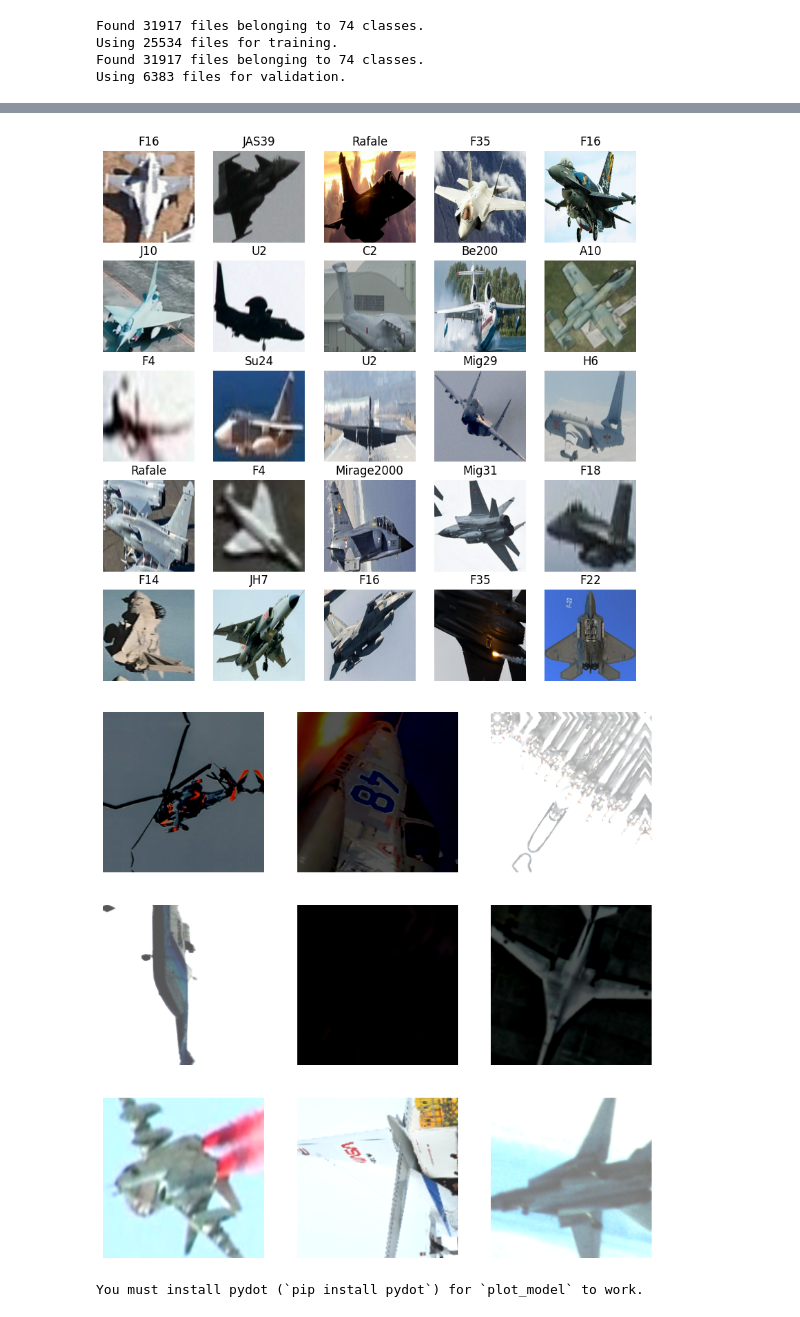
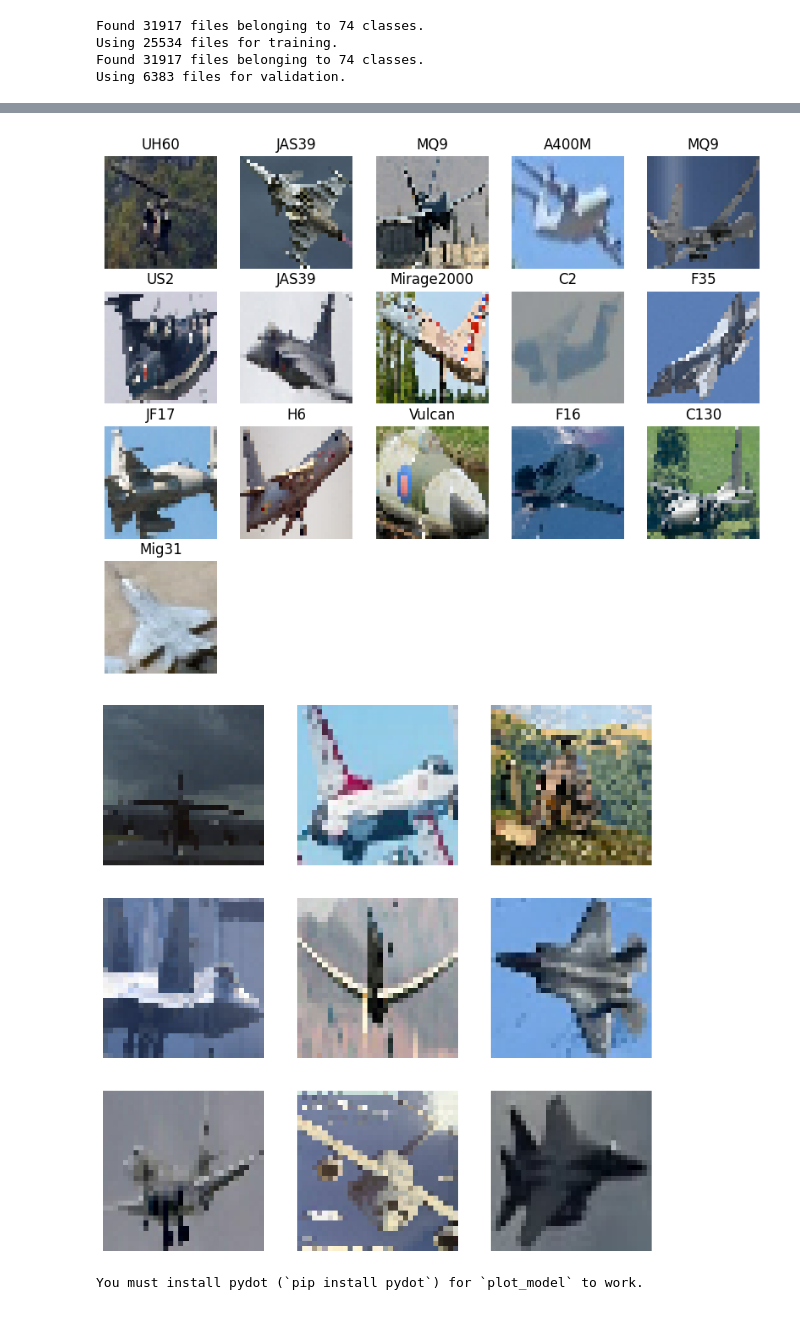
Before and after one commit to AndrewN2001/MilitaryAirplaneDetectionProject, a Jupyter notebook: model.ipynb, the cells around one changed output, grey strips where cells are left out. Saved outputs shown, nothing was run; the diff lists cells and outputs as text; code cells hidden in the pictures.

Commit message:
switched to maxpooling, reduced batch size, and removed data augmentation.

```diff
--- a/model.ipynb
+++ b/model.ipynb
@@ -8,6 +8,12 @@ from tensorflow.keras.preprocessing import image_dataset_from_directory
 import matplotlib.pyplot as plt
 from tensorflow.keras.optimizers import Adamax
 # %%
+#VARIABLES FOR TESTING
+#---------------------
+imagesize = 224,224 #224,224 in final
+fullimagesize = 224,224,3 #224,224,3 in final
+#---------------------
+
 #path to our cropped images
 dataset_path = 'archive/crop/'
 
@@ -15,10 +21,10 @@ dataset_path = 'archive/crop/'
 train_data = image_dataset_from_directory(
     dataset_path,
     validation_split = 0.2,
-    seed = 23,
+    seed = 64,
     subset = 'training',
-    image_size=(224, 224),  # Adjust the image size to 128 x 128 for faster processing
-    batch_size=32,          # How many samples we want to load / batch
+    image_size=(imagesize),  # Adjust the image size to 128 x 128 for faster processing
+    batch_size=16,          # How many samples we want to load / batch
     shuffle=True
 )
 
@@ -27,8 +33,8 @@ valid_data = image_dataset_from_directory(
     validation_split = 0.2,
     seed = 23,
     subset = 'validation',
-    image_size=(224, 224),
-    batch_size=32,
+    image_size=(imagesize),
+    batch_size=16,
     shuffle=True
 )
 
@@ -130,38 +150,40 @@ for images, labels in train_data.take(1):
     for i in range(min(25, len(images))):
         ax = plt.subplot(5, 5, i + 1)
         plt.imshow(images[i].numpy().astype("uint8"))
         plt.title(class_names[labels[i]])
         plt.axis("off")
 plt.show()
 
 plt.figure(figsize=(10, 10))
+
+# Take one batch from the training data
 for images, _ in train_data.take(1):
+    # Plot the first 9 images in a 3x3 grid
     for i in range(9):
-        augmented_image = data_augmentation(tf.expand_dims(images[i], axis=0))
-        augmented_image = tf.squeeze(augmented_image, axis=0)
         ax = plt.subplot(3, 3, i + 1)
-        plt.imshow(augmented_image.numpy().astype("uint8"))
-        plt.axis("off")
-plt.show()
+        plt.imshow(images[i].numpy().astype("uint8"))  # Convert the tensor to numpy for plotting
+        plt.axis("off")  # Remove axis for better visualization
+
+plt.show()  # Display the plot
 
 tf.keras.utils.plot_model(model, show_shapes=True, show_layer_names=True)
 
 plt.plot(history.history['accuracy'], label='Training Accuracy')
 plt.plot(history.history['val_accuracy'], label='Validation Accuracy')
 plt.xlabel('Epochs')
 plt.ylabel('Accuracy')
 plt.legend()
 plt.title('Training and Validation Accuracy over Epochs')
 plt.show()
 
 plt.plot(history.history['loss'], label='Training Loss')
 plt.plot(history.history['val_loss'], label='Validation Loss')
 plt.xlabel('Epochs')
 plt.ylabel('Loss')
 plt.legend()
 plt.title('Training and Validation Loss over Epochs')
 plt.show()
 # %% [output]
-[figure, old version]
+[figure, new version]
-[figure, old version]
+[figure, new version]
 You must install pydot (`pip install pydot`) for `plot_model` to work.
```
Also changed, not shown: parts of 5 cells of this notebook.
